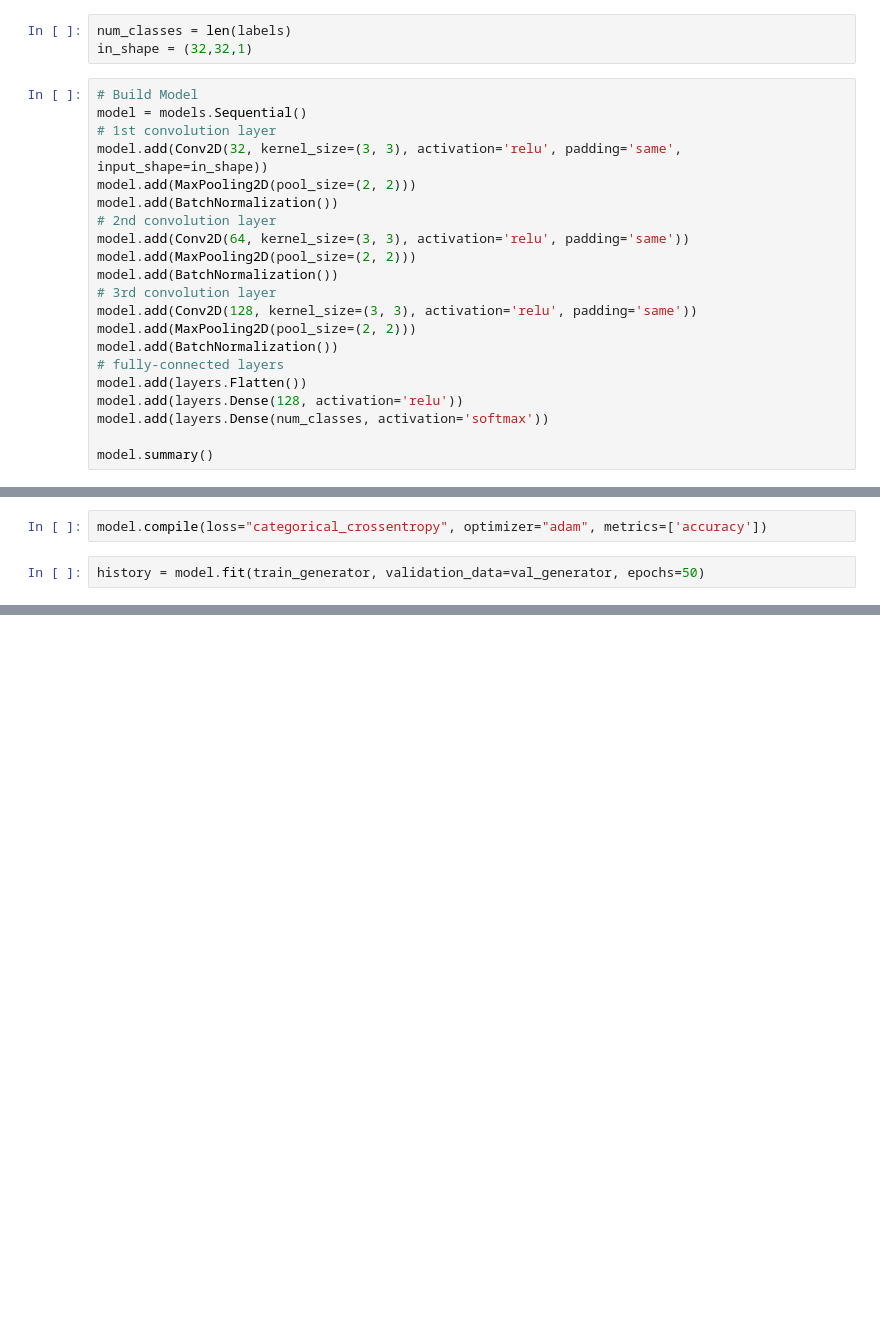
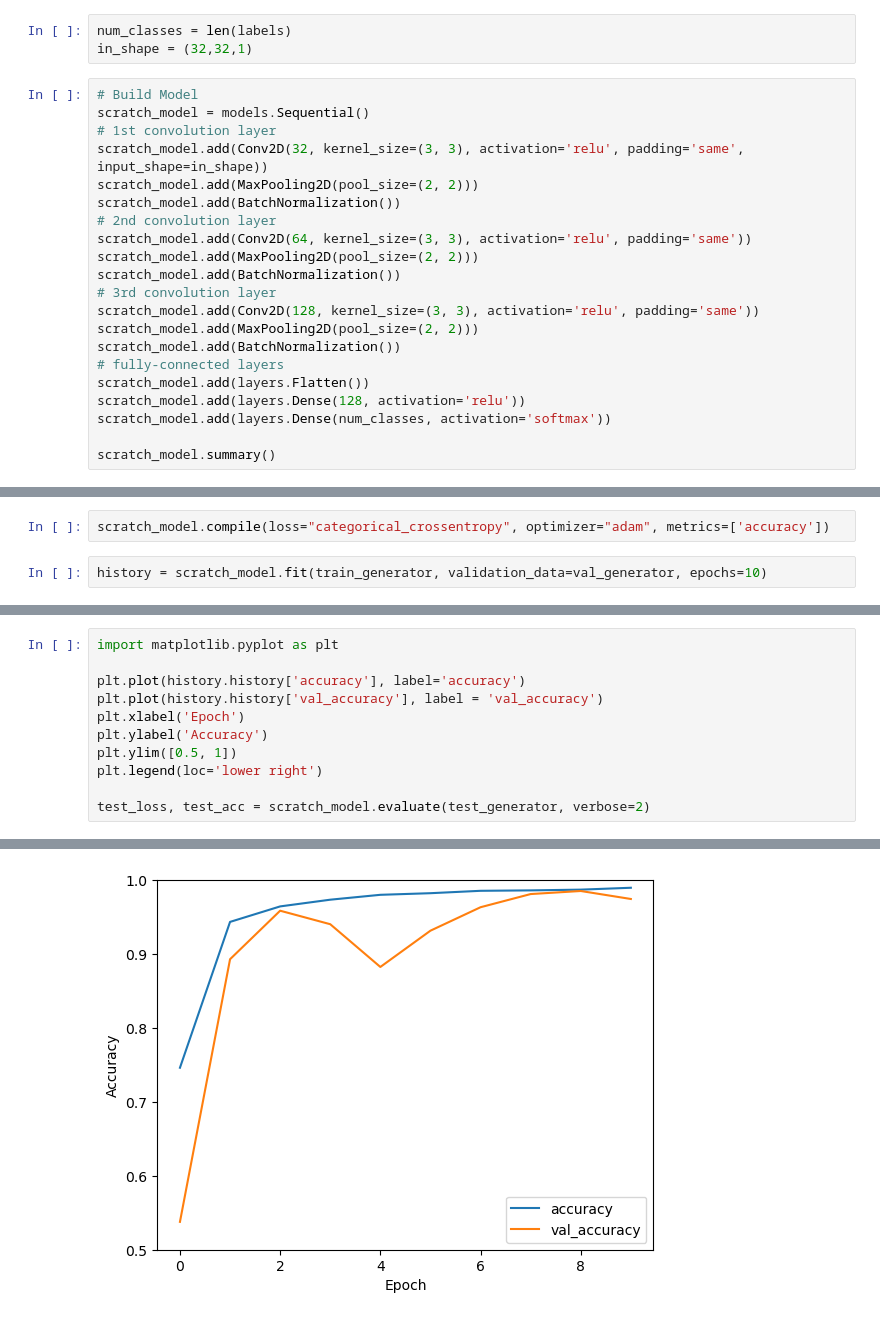
Before and after one commit to JSakuraa/CSEFinal, a Jupyter notebook: train_model.ipynb, the cells around one changed output, grey strips where cells are left out. Drawn from its saved outputs; the diff is of its cells as text; blank space fills up the shorter version.

```diff
--- a/train_model.ipynb
+++ b/train_model.ipynb
@@ -119,23 +119,23 @@ num_classes = len(labels)
 in_shape = (32,32,1)
 # %%
 # Build Model
-model = models.Sequential()
+scratch_model = models.Sequential()
 # 1st convolution layer
-model.add(Conv2D(32, kernel_size=(3, 3), activation='relu', padding='same', input_shape=in_shape))
-model.add(MaxPooling2D(pool_size=(2, 2)))
-model.add(BatchNormalization())
+scratch_model.add(Conv2D(32, kernel_size=(3, 3), activation='relu', padding='same', input_shape=in_shape))
+scratch_model.add(MaxPooling2D(pool_size=(2, 2)))
+scratch_model.add(BatchNormalization())
 # 2nd convolution layer
-model.add(Conv2D(64, kernel_size=(3, 3), activation='relu', padding='same'))
-model.add(MaxPooling2D(pool_size=(2, 2)))
-model.add(BatchNormalization())
+scratch_model.add(Conv2D(64, kernel_size=(3, 3), activation='relu', padding='same'))
+scratch_model.add(MaxPooling2D(pool_size=(2, 2)))
+scratch_model.add(BatchNormalization())
 # 3rd convolution layer
-model.add(Conv2D(128, kernel_size=(3, 3), activation='relu', padding='same'))
-model.add(MaxPooling2D(pool_size=(2, 2)))
-model.add(BatchNormalization())
+scratch_model.add(Conv2D(128, kernel_size=(3, 3), activation='relu', padding='same'))
+scratch_model.add(MaxPooling2D(pool_size=(2, 2)))
+scratch_model.add(BatchNormalization())
 # fully-connected layers
-model.add(layers.Flatten())
-model.add(layers.Dense(128, activation='relu'))
-model.add(layers.Dense(num_classes, activation='softmax'))
+scratch_model.add(layers.Flatten())
+scratch_model.add(layers.Dense(128, activation='relu'))
+scratch_model.add(layers.Dense(num_classes, activation='softmax'))
 
-model.summary()
+scratch_model.summary()
 # %% [output]
@@ -163,4 +159,4 @@ Model: "sequential_1"
 # %%
-model.compile(loss="categorical_crossentropy", optimizer="adam", metrics=['accuracy'])
+scratch_model.compile(loss="categorical_crossentropy", optimizer="adam", metrics=['accuracy'])
 # %%
-history = model.fit(train_generator, validation_data=val_generator, epochs=50)
+history = scratch_model.fit(train_generator, validation_data=val_generator, epochs=10)
@@ -166,0 +184,12 @@ history = model.fit(train_generator, validation_data=val_generator, epochs=50)
+# %%
+import matplotlib.pyplot as plt
+
+plt.plot(history.history['accuracy'], label='accuracy')
+plt.plot(history.history['val_accuracy'], label = 'val_accuracy')
+plt.xlabel('Epoch')
+plt.ylabel('Accuracy')
+plt.ylim([0.5, 1])
+plt.legend(loc='lower right')
+
+test_loss, test_acc = scratch_model.evaluate(test_generator, verbose=2)
+# %% [output]
@@ -166,0 +197 @@ history = model.fit(train_generator, validation_data=val_generator, epochs=50)
+[figure, added]
```
Also changed, not shown: parts of 7 cells of this notebook, 4 other files.
